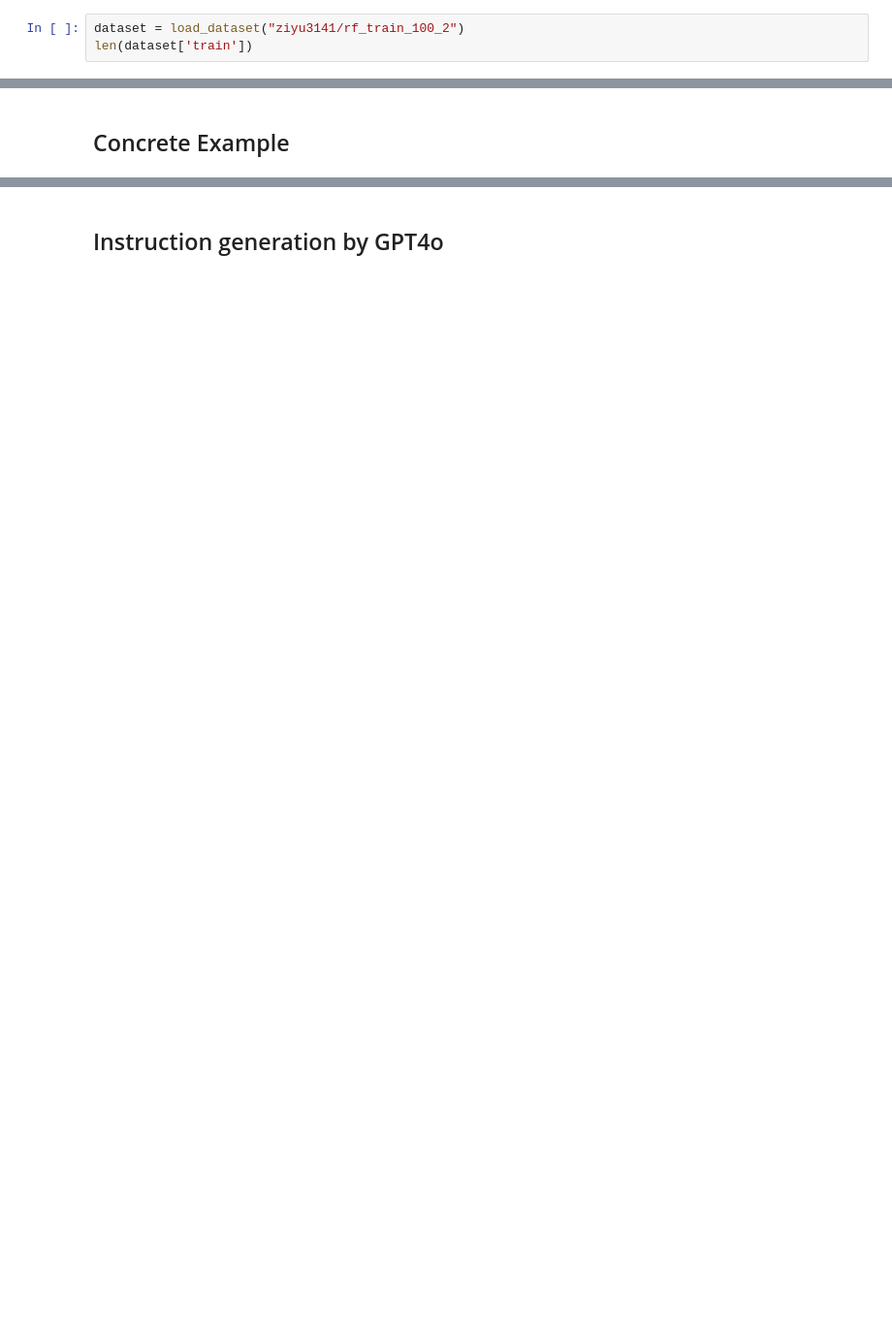
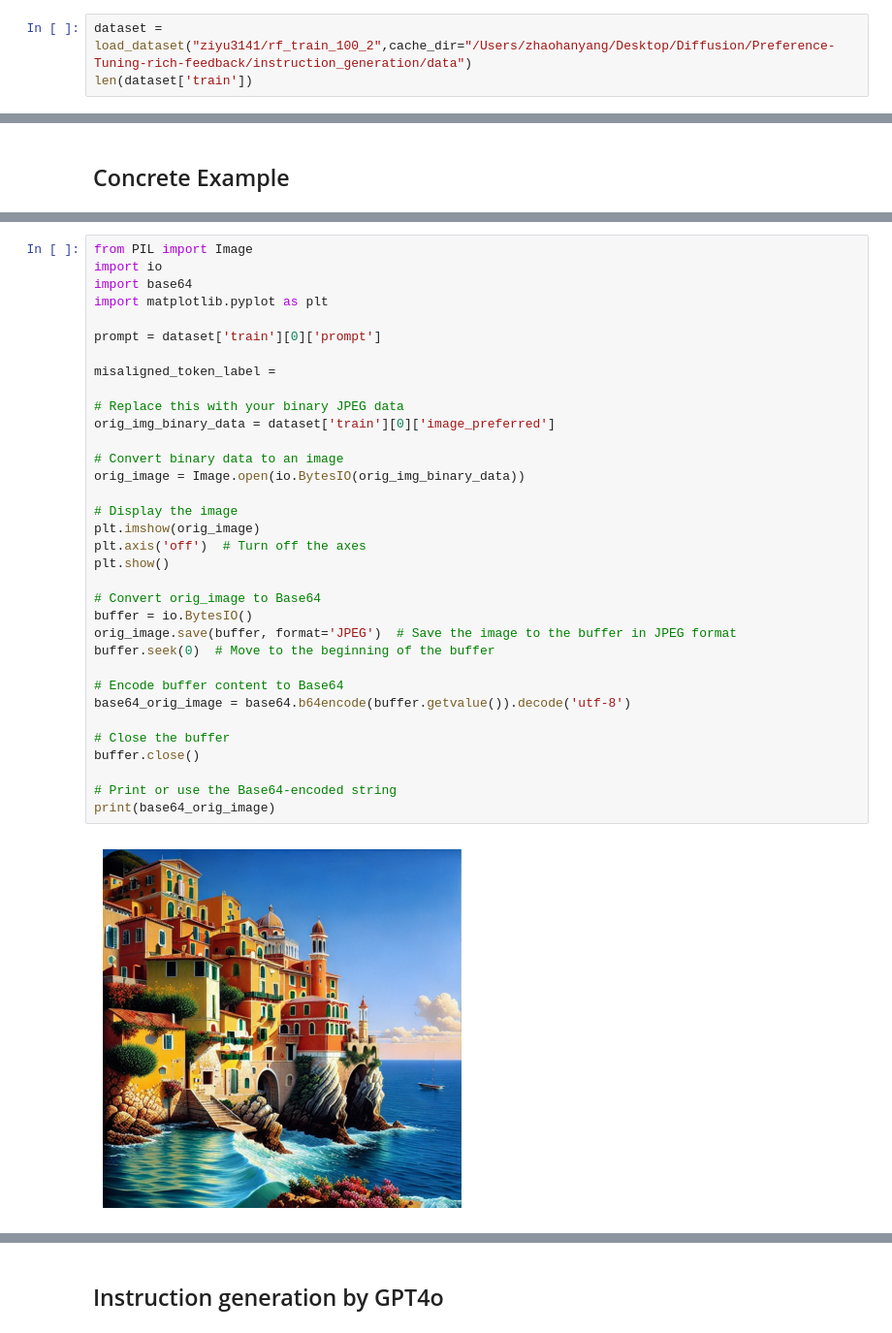
Before and after one commit to haoxian-chen/Preference-Tuning-rich-feedback, a Jupyter notebook: instruction_generation/OpenAI.ipynb, the cells around one changed output, grey strips where cells are left out. Shown at 97% size. Drawn from its saved outputs; the diff is of its cells as text; blank space fills up the shorter version.

```diff
--- a/instruction_generation/OpenAI.ipynb
+++ b/instruction_generation/OpenAI.ipynb
@@ -5,7 +5,7 @@ import numpy as np
 import matplotlib.pyplot as plt
 from datasets import load_dataset
 # %%
-dataset = load_dataset("ziyu3141/rf_train_100_2")
+dataset = load_dataset("ziyu3141/rf_train_100_2",cache_dir="/Users/zhaohanyang/Desktop/Diffusion/Preference-Tuning-rich-feedback/instruction_generation/data")
 len(dataset['train'])
 # %% [output]
 90
@@ -89,0 +39,36 @@ plt.show()
+# %%
+from PIL import Image
+import io
+import base64
+import matplotlib.pyplot as plt
+
+prompt = dataset['train'][0]['prompt']
+
+misaligned_token_label =
+
+# Replace this with your binary JPEG data
+orig_img_binary_data = dataset['train'][0]['image_preferred']
+
+# Convert binary data to an image
+orig_image = Image.open(io.BytesIO(orig_img_binary_data))
+
+# Display the image
+plt.imshow(orig_image)
+plt.axis('off')  # Turn off the axes
+plt.show()
+
+# Convert orig_image to Base64
+buffer = io.BytesIO()
+orig_image.save(buffer, format='JPEG')  # Save the image to the buffer in JPEG format
+buffer.seek(0)  # Move to the beginning of the buffer
+
+# Encode buffer content to Base64
+base64_orig_image = base64.b64encode(buffer.getvalue()).decode('utf-8')
+
+# Close the buffer
+buffer.close()
+
+# Print or use the Base64-encoded string
+print(base64_orig_image)
+# %% [output]
+[figure, added]
```
Also changed, not shown: parts of 19 cells of this notebook, 2 other files.
